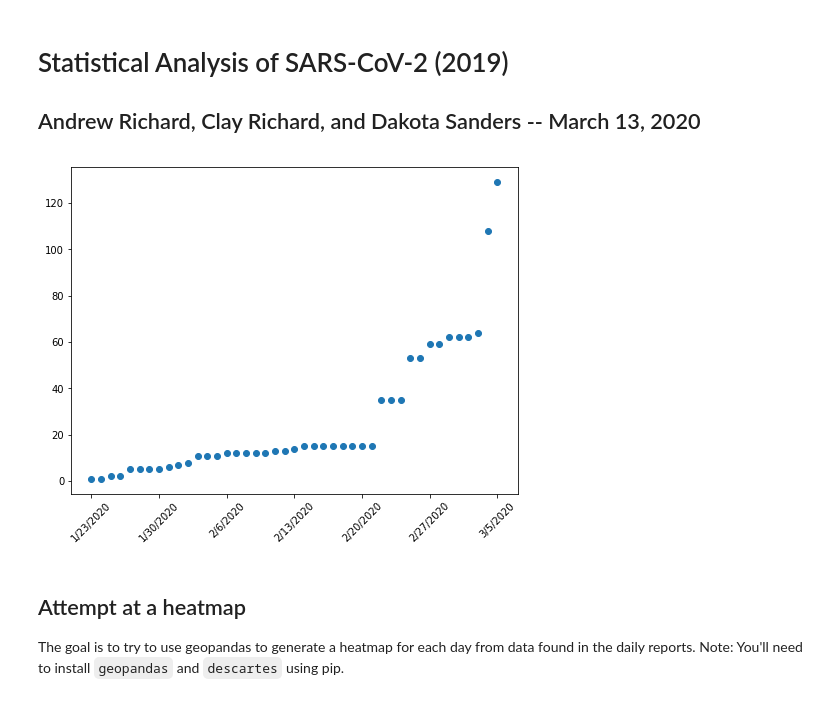
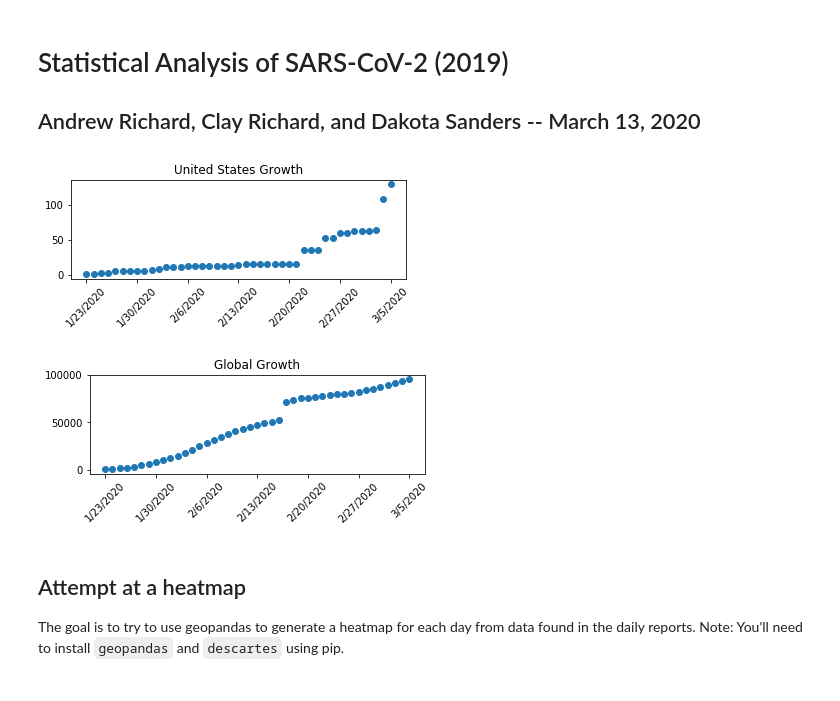
Before and after one commit to DrewRichard7/COVID19, a Jupyter notebook: sarscov2.ipynb, the cells around one changed output. Drawn from its saved outputs; the diff is of its cells as text; code cells hidden in the pictures.

Commit message:
figure titles, added global curve

```diff
--- a/sarscov2.ipynb
+++ b/sarscov2.ipynb
@@ -4,26 +4,36 @@
 # %%
 from matplotlib import pyplot as plt
 import numpy as np
 import pandas as pd
-from matplotlib.widgets import MultiCursor
-import statistics
-# import scipy.stats
 try:
     df = pd.read_csv(
         'COVID-19/who_covid_19_situation_reports/who_covid_19_sit_rep_time_series/who_covid_19_sit_rep_time_series.csv', index_col=0)
 except:
     print("Dataset not available, please clone repo listed in README")
     exit()
 df.set_index("Country/Region", inplace=True)
-dates = df.iloc[42, 3:46].reset_index()
-x = dates['index']
-y = dates["United States of America"]
+usadates = df.iloc[42, 3:46].reset_index()
+usax = usadates['index']
+usay = usadates["United States of America"]
 fig = plt.figure()
-plt.scatter(x,y)
-plt.xticks(np.arange(0,len(x),step=7), rotation=45)
+plt.subplot(211)
+plt.title('United States Growth')
+plt.scatter(usax,usay)
+plt.xticks(np.arange(0,len(usax),step=7), rotation=45)
 plt.show()
+
+globaldates = df.iloc[0, 3:46].reset_index()
+# print(globaldates)
+globalx = globaldates['index']
+globaly = globaldates["Globally"]
+plt.subplot(212)
+plt.title('Global Growth')
+plt.scatter(globalx,globaly)
+plt.xticks(np.arange(0,len(globalx),step=7), rotation=45)
+plt.show()
 # %% [output]
-[figure, old version]
+[figure, new version]
+[figure, added]
 # %% [markdown]
 ## Attempt at a heatmap
 The goal is to try to use geopandas to generate a heatmap for each day from data found in the daily reports.
```
